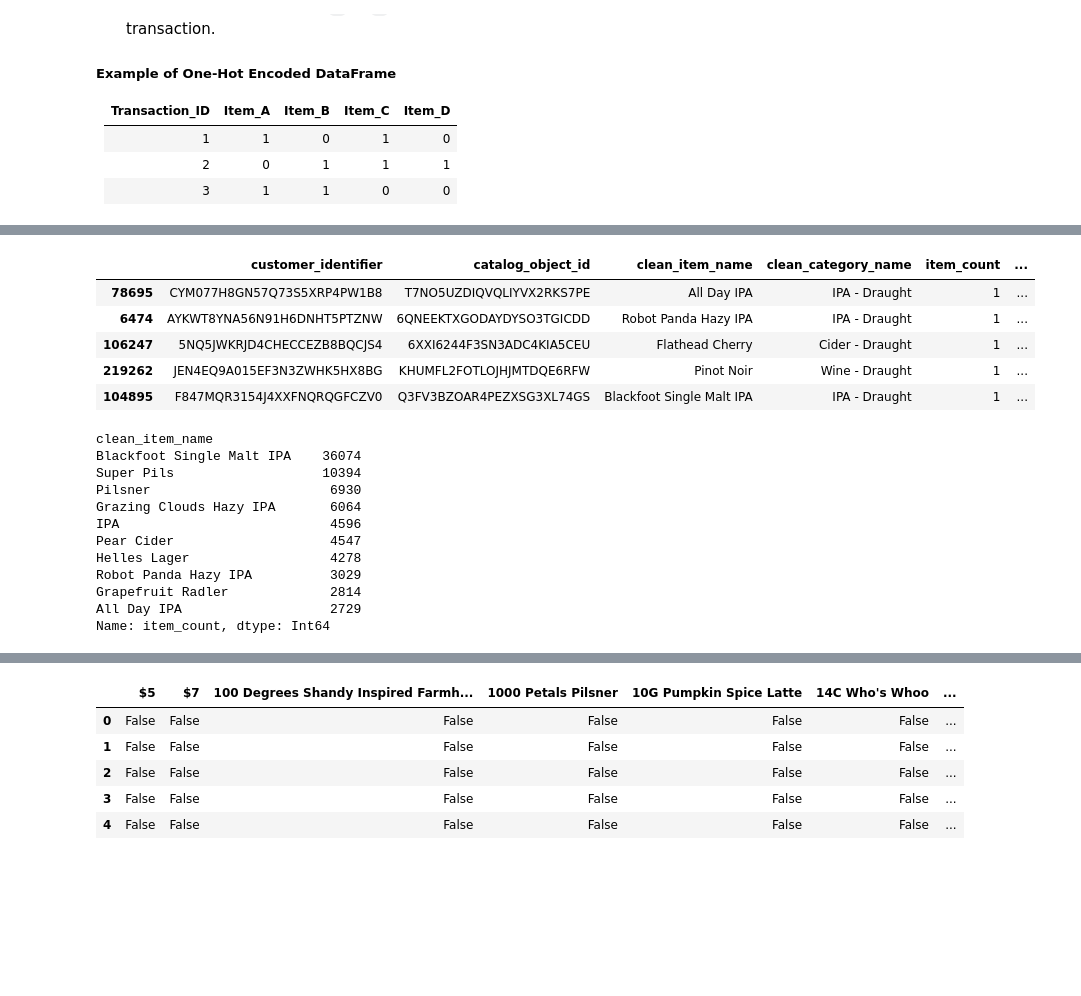
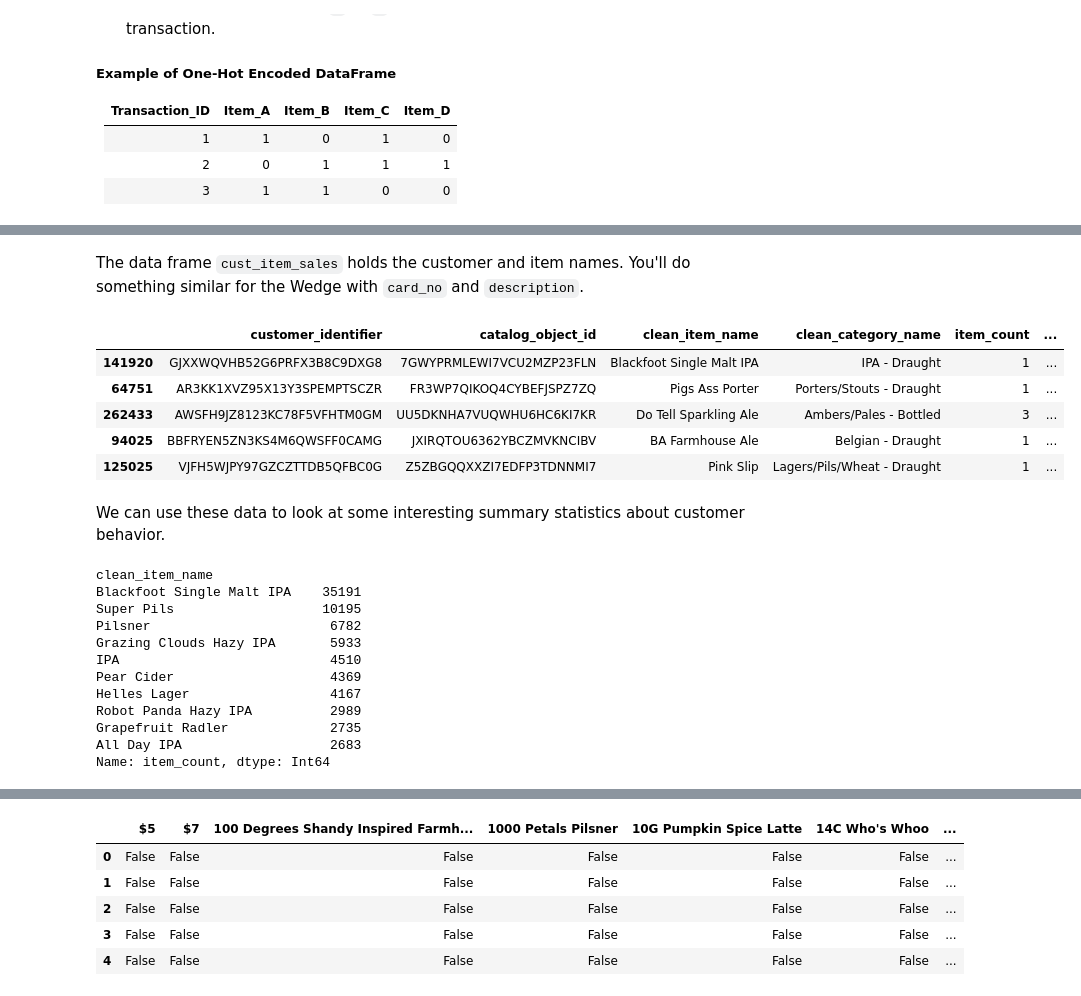
Before and after one commit to 37chandler/ada-aa, a Jupyter notebook: dram-example.ipynb, the cells around one changed output, grey strips where cells are left out. Drawn from its saved outputs; the diff is of its cells as text; code cells hidden in the pictures; blank space fills up the shorter version.

Commit message:
dram code finished

```diff
--- a/dram-example.ipynb
+++ b/dram-example.ipynb
@@ -43,5 +48,4 @@ project_id = "umt-msba"
 # %%
-
 query = """
     SELECT
         COALESCE(o.customer_id, o.square_unique_id) AS customer_identifier,
@@ -54,6 +58,9 @@ query = """
     JOIN `umt-msba.dram_shop.order_items_*` oi ON o.order_id = oi.order_id
     JOIN `umt-msba.dram_shop.item_data` id ON oi.catalog_object_id = id.variant_id
     WHERE COALESCE(o.customer_id, o.square_unique_id) != ""
+      -- This next section limits our data to only the top 1000 items
+      -- from the last 3 years. You'll want to do some similar "top item"
+      -- filtering in your Wedge analysis.
       AND id.clean_item_name IN (
           SELECT clean_item_name
           FROM `umt-msba.dram_shop.vw_item_year_month`
@@ -62,35 +69,49 @@ query = """
           ORDER BY SUM(total_sales) DESC
           LIMIT 1000
       )
+      -- This line limits our data to only customers who have purchased
+      -- multiple items. You probably *don't* need to do something like this
+      -- on the Wedge, since the profile of shoppers is so different.
+      AND COALESCE(o.customer_id, o.square_unique_id) IN (
+          SELECT COALESCE(o.customer_id, o.square_unique_id)
+          FROM `umt-msba.dram_shop.orders_*` o
+          JOIN `umt-msba.dram_shop.order_items_*` oi ON o.order_id = oi.order_id
+          GROUP BY COALESCE(o.customer_id, o.square_unique_id)
+          HAVING COUNT(DISTINCT oi.catalog_object_id) > 1
+      )
     GROUP BY customer_identifier, oi.catalog_object_id, id.clean_item_name, id.clean_category_name
 """
 # %%
 query_job = client.query(query)
 results = query_job.result()
 
-df = results.to_dataframe()
+cust_item_sales = results.to_dataframe()
+# %% [markdown]
+The data frame `cust_item_sales` holds the customer and item names. You'll do something similar for the Wedge with `card_no` and `description`.
 # %%
-df.sample(n=5)
+cust_item_sales.sample(n=5)
 # %% [output]
 |  | customer_identifier | catalog_object_id | clean_item_name | clean_category_name | item_count | ... |
-| 78695 | CYM077H8GN57Q73S5XRP4PW1B8 | T7NO5UZDIQVQLIYVX2RKS7PE | All Day IPA | IPA - Draught | 1 | ... |
-| 6474 | AYKWT8YNA56N91H6DNHT5PTZNW | 6QNEEKTXGODAYDYSO3TGICDD | Robot Panda Hazy IPA | IPA - Draught | 1 | ... |
-| 106247 | 5NQ5JWKRJD4CHECCEZB8BQCJS4 | 6XXI6244F3SN3ADC4KIA5CEU | Flathead Cherry | Cider - Draught | 1 | ... |
-| 219262 | JEN4EQ9A015EF3N3ZWHK5HX8BG | KHUMFL2FOTLOJHJMTDQE6RFW | Pinot Noir | Wine - Draught | 1 | ... |
-| 104895 | F847MQR3154J4XXFNQRQGFCZV0 | Q3FV3BZOAR4PEZXSG3XL74GS | Blackfoot Single Malt IPA | IPA - Draught | 1 | ... |
+| 141920 | GJXXWQVHB52G6PRFX3B8C9DXG8 | 7GWYPRMLEWI7VCU2MZP23FLN | Blackfoot Single Malt IPA | IPA - Draught | 1 | ... |
+| 64751 | AR3KK1XVZ95X13Y3SPEMPTSCZR | FR3WP7QIKOQ4CYBEFJSPZ7ZQ | Pigs Ass Porter | Porters/Stouts - Draught | 1 | ... |
+| 262433 | AWSFH9JZ8123KC78F5VFHTM0GM | UU5DKNHA7VUQWHU6HC6KI7KR | Do Tell Sparkling Ale | Ambers/Pales - Bottled | 3 | ... |
+| 94025 | BBFRYEN5ZN3KS4M6QWSFF0CAMG | JXIRQTOU6362YBCZMVKNCIBV | BA Farmhouse Ale | Belgian - Draught | 1 | ... |
+| 125025 | VJFH5WJPY97GZCZTTDB5QFBC0G | Z5ZBGQQXXZI7EDFP3TDNNMI7 | Pink Slip | Lagers/Pils/Wheat - Draught | 1 | ... |
+# %% [markdown]
+We can use these data to look at some interesting summary statistics about customer behavior.
 # %%
-df.groupby('clean_item_name')['item_count'].sum().sort_values(ascending=False).head(10)
+cust_item_sales.groupby('clean_item_name')['item_count'].sum().sort_values(ascending=False).head(10)
 # %% [output]
 clean_item_name
-Blackfoot Single Malt IPA    36074
-Super Pils                   10394
-Pilsner                       6930
-Grazing Clouds Hazy IPA       6064
-IPA                           4596
-Pear Cider                    4547
-Helles Lager                  4278
-Robot Panda Hazy IPA          3029
-Grapefruit Radler             2814
-All Day IPA                   2729
+Blackfoot Single Malt IPA    35191
+Super Pils                   10195
+Pilsner                       6782
+Grazing Clouds Hazy IPA       5933
+IPA                           4510
+Pear Cider                    4369
+Helles Lager                  4167
+Robot Panda Hazy IPA          2989
+Grapefruit Radler             2735
+All Day IPA                   2683
 Name: item_count, dtype: Int64
 # %%
```
Also changed, not shown: parts of 15 cells of this notebook, 2 other files.
